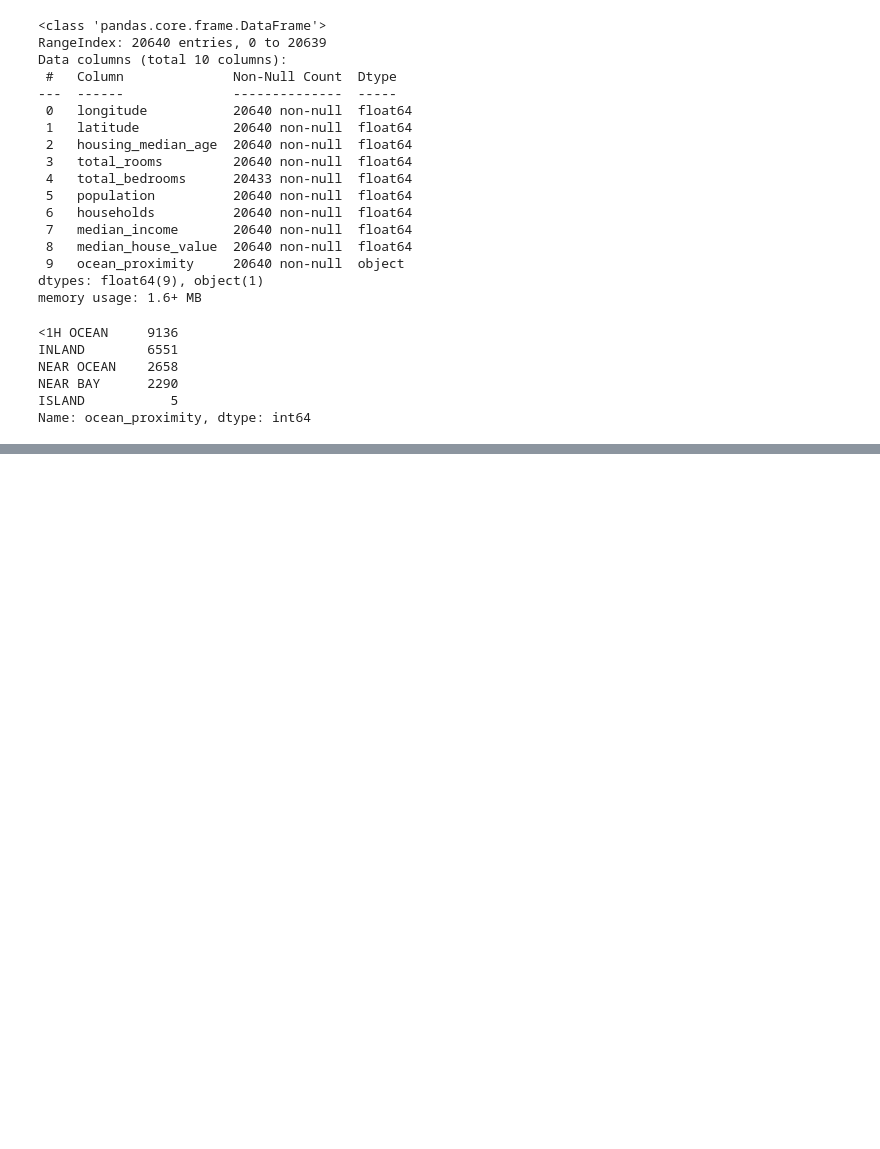
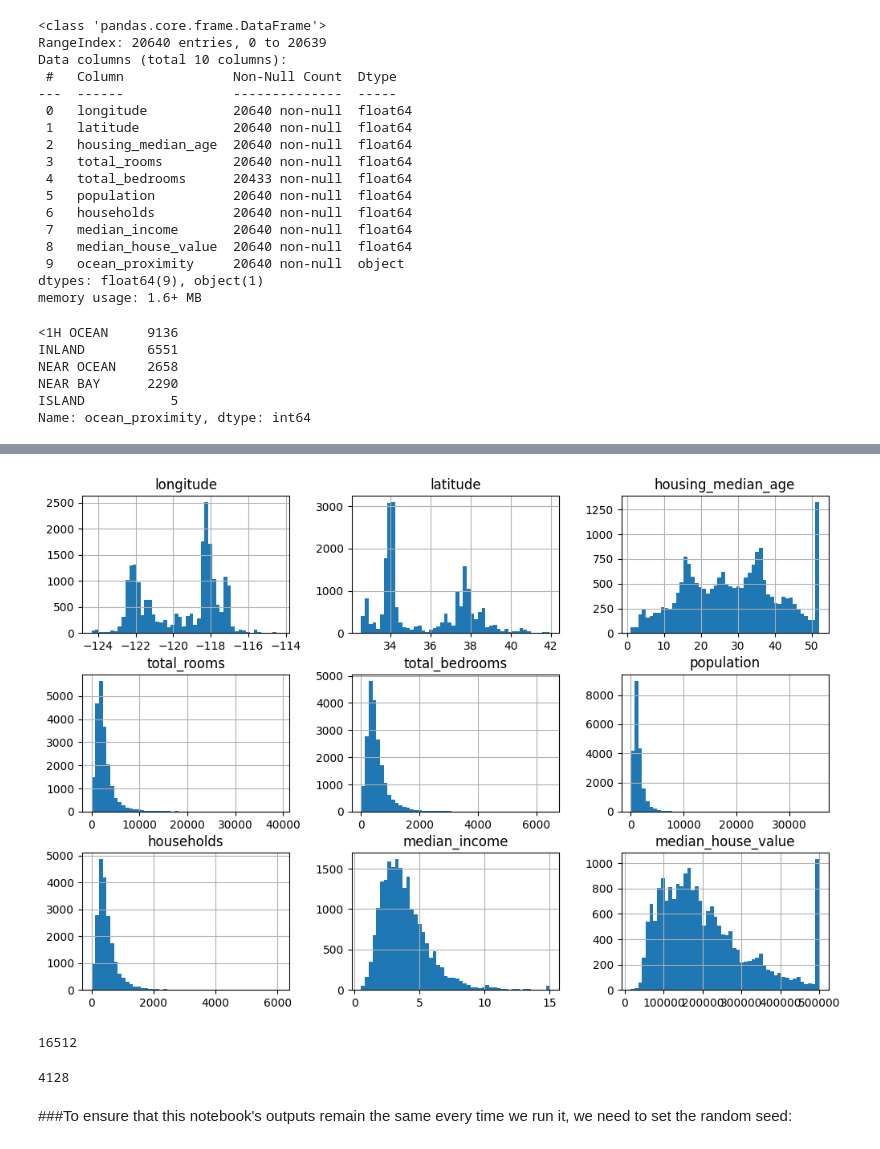
Before and after one commit to rajarajeswarir/Hands-on-Machine-Learning, a Jupyter notebook: End_to_end_machine_learning_project.ipynb, the cells around one changed output, grey strips where cells are left out. Drawn from its saved outputs; the diff is of its cells as text; code cells hidden in the pictures; blank space fills up the shorter version.

```diff
--- a/End_to_end_machine_learning_project.ipynb
+++ b/End_to_end_machine_learning_project.ipynb
@@ -69,0 +82,7 @@ Name: ocean_proximity, dtype: int64
+# %%
+import matplotlib.pyplot as plt
+
+housing.hist(bins=50, figsize=(12,8))
+plt.show()
+# %% [output]
+[figure, added]
@@ -69,0 +100,11 @@ Name: ocean_proximity, dtype: int64
+# %%
+train_set, test_set = shuffle_and_split_data(housing, 0.2)
+len(train_set)
+# %% [output]
+16512
+# %%
+len(test_set)
+# %% [output]
+4128
+# %% [markdown]
+###To ensure that this notebook's outputs remain the same every time we run it, we need to set the random seed:
```
Also changed, not shown: parts of 5 cells of this notebook.
